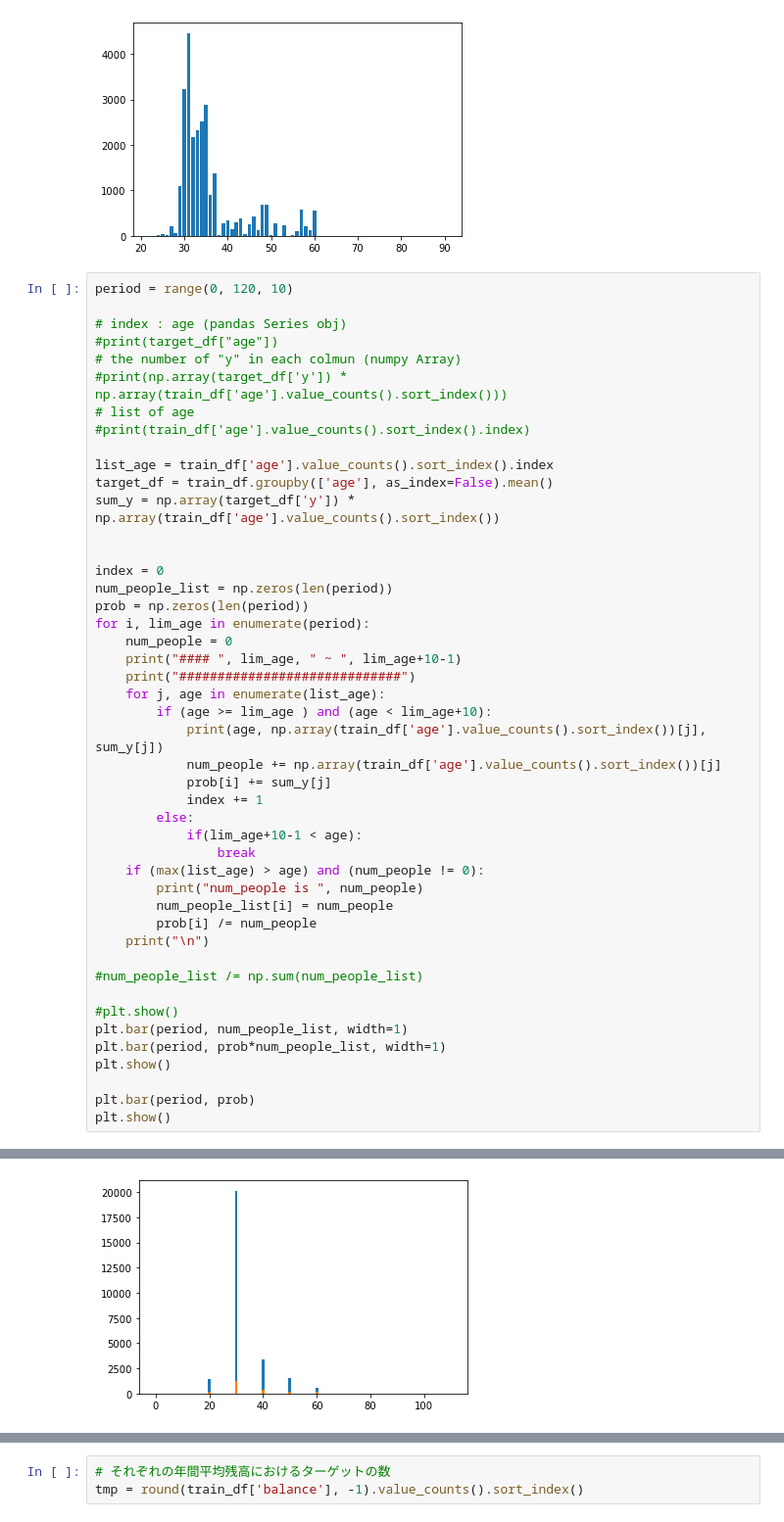
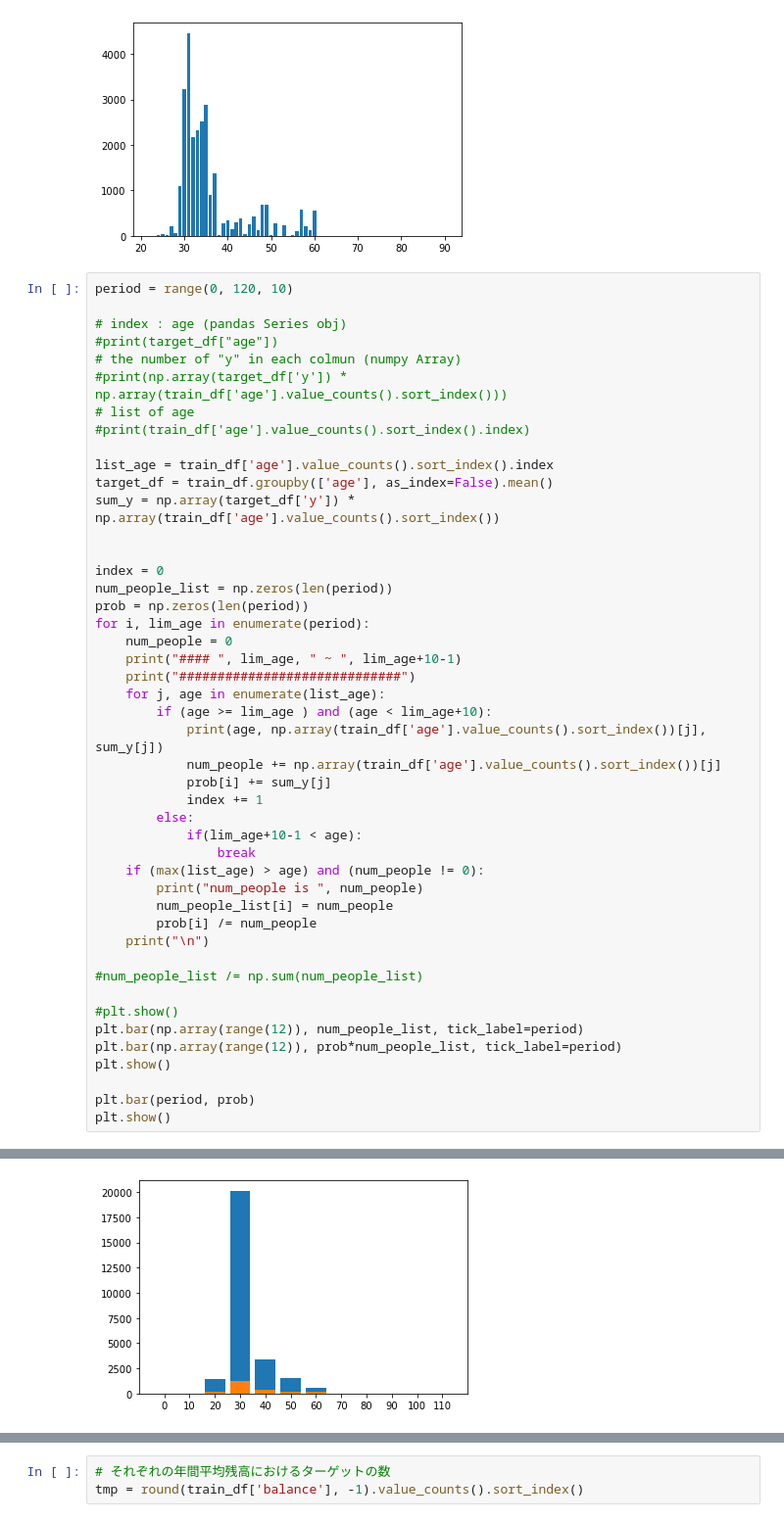
Before and after one commit to tiger0421/studying_data_analysis, a Jupyter notebook: visualize.ipynb, the cells around one changed output, grey strips where cells are left out. Shown at 98% size. Cells and saved outputs as stored; diff of their text form.

```diff
--- a/visualize.ipynb
+++ b/visualize.ipynb
@@ -79,36 +79,36 @@ for i, lim_age in enumerate(period):
         print("num_people is ", num_people)
         num_people_list[i] = num_people
         prob[i] /= num_people
     print("\n")
 
 #num_people_list /= np.sum(num_people_list)
 
 #plt.show()
-plt.bar(period, num_people_list, width=1)
-plt.bar(period, prob*num_people_list, width=1)
+plt.bar(np.array(range(12)), num_people_list, tick_label=period)
+plt.bar(np.array(range(12)), prob*num_people_list, tick_label=period)
 plt.show()
 
 plt.bar(period, prob)
 plt.show()
 # %% [output]
 ####  0  ~  9
 #############################
 
 
 ####  10  ~  19
 #############################
 
 
 ####  20  ~  29
 #############################
 22 1 1.0
 24 8 1.0
 ... (77 lines left out)
 
 
 ####  110  ~  119
 #############################
-[figure, old version]
+[figure, new version]
 [figure]
 # %%
 # それぞれの年間平均残高におけるターゲットの数
```
Also changed, not shown: parts of 9 cells of this notebook.
